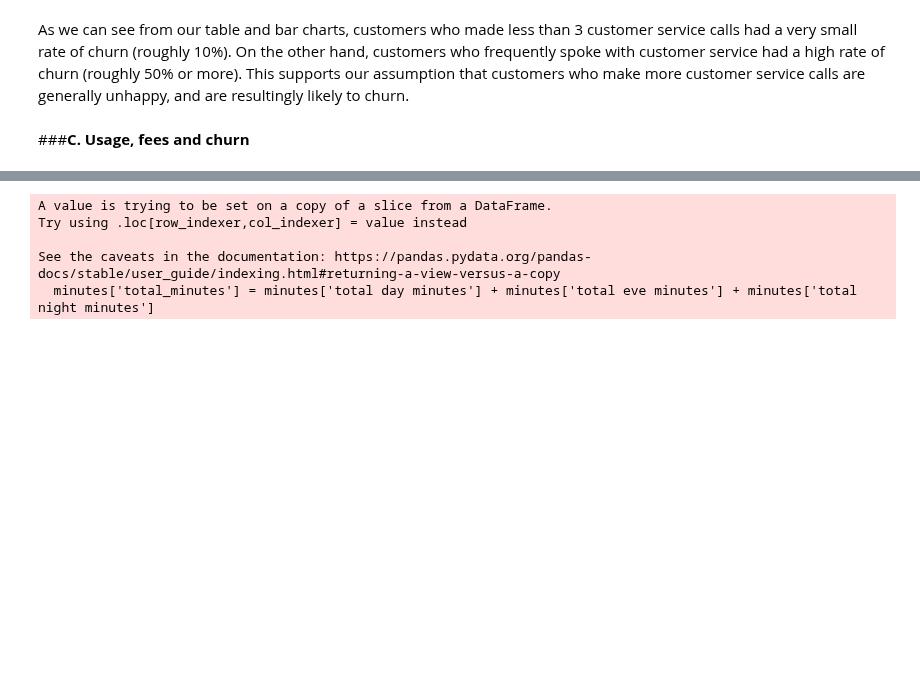
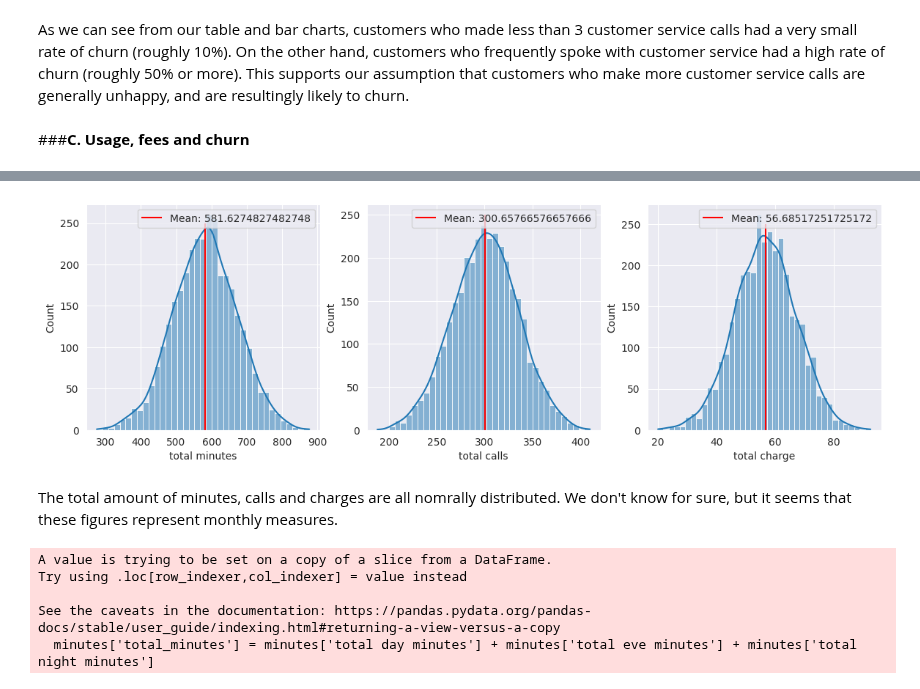
Before and after one commit to bmjaron/phase_3_project, a Jupyter notebook: Untitled1.ipynb, the cells around one changed output, grey strips where cells are left out. Drawn from its saved outputs; the diff is of its cells as text; code cells hidden in the pictures; blank space fills up the shorter version.

```diff
--- a/Untitled1.ipynb
+++ b/Untitled1.ipynb
@@ -179,3 +177,15 @@ df.head()
+# %%
+fig, axes = plt.subplots(1,3, figsize=(14,4))
+
+for n, feature in enumerate(new_features):
+    sns.histplot(data=df2[f'total {feature}'], kde=True, ax=axes[n])
+    m = df2[f'total {feature}'].mean()
+    axes[n].vlines(x=m, ymin=0, ymax=250, color='r', label=f'Mean: {m}')
+    axes[n].legend()
+# %% [output]
+[figure, added]
+# %% [markdown]
+The total amount of minutes, calls and charges are all nomrally distributed. We don't know for sure, but it seems that these figures represent monthly measures.
 # %%
 minutes = df[['total day minutes', 'total eve minutes', 'total night minutes']]
 minutes['total_minutes'] = minutes['total day minutes'] + minutes['total eve minutes'] + minutes['total night minutes']
```
Also changed, not shown: parts of 5 cells of this notebook.
